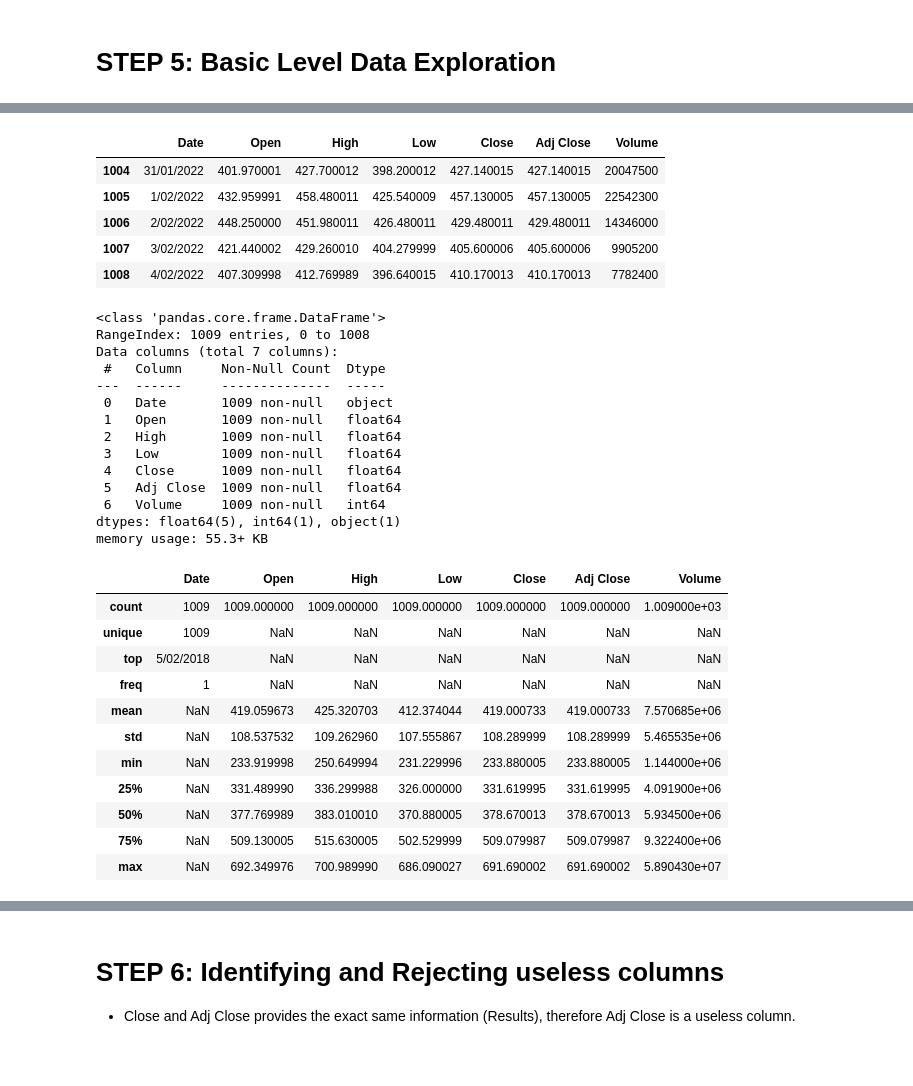
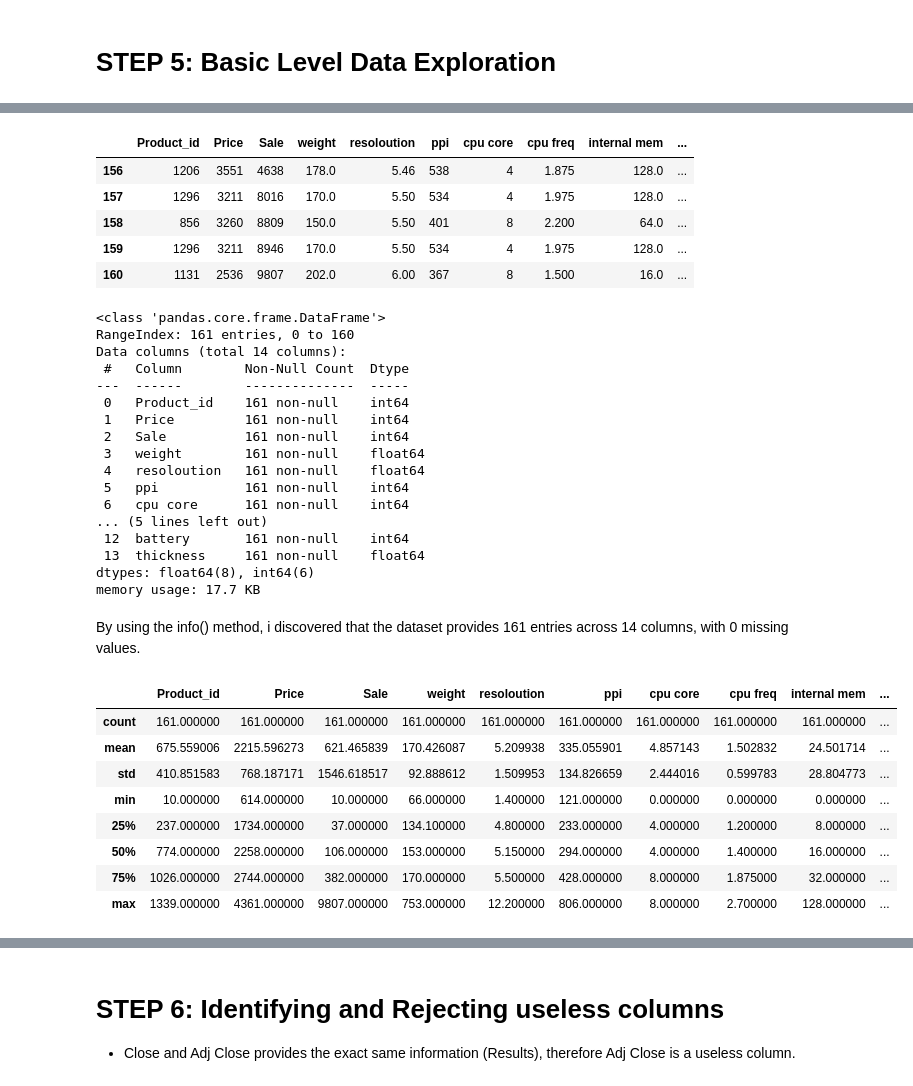
Before and after one commit to Suba-XIV/ST1Capstone, a Jupyter notebook: ST1_CapstoneProject.ipynb, the cells around one changed output, grey strips where cells are left out. Drawn from its saved outputs; the diff is of its cells as text; code cells hidden in the pictures; blank space fills up the shorter version.

```diff
--- a/ST1_CapstoneProject.ipynb
+++ b/ST1_CapstoneProject.ipynb
@@ -148,50 +145,52 @@ NetflixData.head()
 # %%
 # Looking at sample rows in the data
-NetflixData.tail()
+CellphoneData.tail()
 # %% [output]
-|  | Date | Open | High | Low | Close | Adj Close | Volume |
-| 1004 | 31/01/2022 | 401.970001 | 427.700012 | 398.200012 | 427.140015 | 427.140015 | 20047500 |
-| 1005 | 1/02/2022 | 432.959991 | 458.480011 | 425.540009 | 457.130005 | 457.130005 | 22542300 |
-| 1006 | 2/02/2022 | 448.250000 | 451.980011 | 426.480011 | 429.480011 | 429.480011 | 14346000 |
-| 1007 | 3/02/2022 | 421.440002 | 429.260010 | 404.279999 | 405.600006 | 405.600006 | 9905200 |
-| 1008 | 4/02/2022 | 407.309998 | 412.769989 | 396.640015 | 410.170013 | 410.170013 | 7782400 |
+|  | Product_id | Price | Sale | weight | resoloution | ppi | cpu core | cpu freq | internal mem | ... |
+| 156 | 1206 | 3551 | 4638 | 178.0 | 5.46 | 538 | 4 | 1.875 | 128.0 | ... |
+| 157 | 1296 | 3211 | 8016 | 170.0 | 5.50 | 534 | 4 | 1.975 | 128.0 | ... |
+| 158 | 856 | 3260 | 8809 | 150.0 | 5.50 | 401 | 8 | 2.200 | 64.0 | ... |
+| 159 | 1296 | 3211 | 8946 | 170.0 | 5.50 | 534 | 4 | 1.975 | 128.0 | ... |
+| 160 | 1131 | 2536 | 9807 | 202.0 | 6.00 | 367 | 8 | 1.500 | 16.0 | ... |
 # %%
 # Observing the summarized information of data
 # Data types, Missing values based on number of non-null values Vs total rows etc.
 # Remove those variables from data which have too many missing values (Missing Values > 30%)
 # Remove Qualitative variables which cannot be used in Machine Learning
-NetflixData.info()
+CellphoneData.info()
 # %% [output]
 <class 'pandas.core.frame.DataFrame'>
-RangeIndex: 1009 entries, 0 to 1008
-Data columns (total 7 columns):
- #   Column     Non-Null Count  Dtype
----  ------     --------------  -----
- 0   Date       1009 non-null   object
- 1   Open       1009 non-null   float64
- 2   High       1009 non-null   float64
- 3   Low        1009 non-null   float64
- 4   Close      1009 non-null   float64
- 5   Adj Close  1009 non-null   float64
- 6   Volume     1009 non-null   int64
-dtypes: float64(5), int64(1), object(1)
-memory usage: 55.3+ KB
+RangeIndex: 161 entries, 0 to 160
+Data columns (total 14 columns):
+ #   Column        Non-Null Count  Dtype
+---  ------        --------------  -----
+ 0   Product_id    161 non-null    int64
+ 1   Price         161 non-null    int64
+ 2   Sale          161 non-null    int64
+ 3   weight        161 non-null    float64
+ 4   resoloution   161 non-null    float64
+ 5   ppi           161 non-null    int64
+ 6   cpu core      161 non-null    int64
+... (5 lines left out)
+ 12  battery       161 non-null    int64
+ 13  thickness     161 non-null    float64
+dtypes: float64(8), int64(6)
+memory usage: 17.7 KB
+# %% [markdown]
+By using the info() method, i discovered that the dataset provides 161 entries across 14 columns, with 0 missing values.
 # %%
 # Looking at the descriptive statistics of the data
-NetflixData.describe(include='all')
+CellphoneData.describe(include='all')
 # %% [output]
-|  | Date | Open | High | Low | Close | Adj Close | Volume |
-| count | 1009 | 1009.000000 | 1009.000000 | 1009.000000 | 1009.000000 | 1009.000000 | 1.009000e+03 |
-| unique | 1009 | NaN | NaN | NaN | NaN | NaN | NaN |
-| top | 5/02/2018 | NaN | NaN | NaN | NaN | NaN | NaN |
-| freq | 1 | NaN | NaN | NaN | NaN | NaN | NaN |
-| mean | NaN | 419.059673 | 425.320703 | 412.374044 | 419.000733 | 419.000733 | 7.570685e+06 |
-| std | NaN | 108.537532 | 109.262960 | 107.555867 | 108.289999 | 108.289999 | 5.465535e+06 |
-| min | NaN | 233.919998 | 250.649994 | 231.229996 | 233.880005 | 233.880005 | 1.144000e+06 |
-| 25% | NaN | 331.489990 | 336.299988 | 326.000000 | 331.619995 | 331.619995 | 4.091900e+06 |
-| 50% | NaN | 377.769989 | 383.010010 | 370.880005 | 378.670013 | 378.670013 | 5.934500e+06 |
-| 75% | NaN | 509.130005 | 515.630005 | 502.529999 | 509.079987 | 509.079987 | 9.322400e+06 |
-| max | NaN | 692.349976 | 700.989990 | 686.090027 | 691.690002 | 691.690002 | 5.890430e+07 |
+|  | Product_id | Price | Sale | weight | resoloution | ppi | cpu core | cpu freq | internal mem | ... |
+| count | 161.000000 | 161.000000 | 161.000000 | 161.000000 | 161.000000 | 161.000000 | 161.000000 | 161.000000 | 161.000000 | ... |
+| mean | 675.559006 | 2215.596273 | 621.465839 | 170.426087 | 5.209938 | 335.055901 | 4.857143 | 1.502832 | 24.501714 | ... |
+| std | 410.851583 | 768.187171 | 1546.618517 | 92.888612 | 1.509953 | 134.826659 | 2.444016 | 0.599783 | 28.804773 | ... |
+| min | 10.000000 | 614.000000 | 10.000000 | 66.000000 | 1.400000 | 121.000000 | 0.000000 | 0.000000 | 0.000000 | ... |
+| 25% | 237.000000 | 1734.000000 | 37.000000 | 134.100000 | 4.800000 | 233.000000 | 4.000000 | 1.200000 | 8.000000 | ... |
+| 50% | 774.000000 | 2258.000000 | 106.000000 | 153.000000 | 5.150000 | 294.000000 | 4.000000 | 1.400000 | 16.000000 | ... |
+| 75% | 1026.000000 | 2744.000000 | 382.000000 | 170.000000 | 5.500000 | 428.000000 | 8.000000 | 1.875000 | 32.000000 | ... |
+| max | 1339.000000 | 4361.000000 | 9807.000000 | 753.000000 | 12.200000 | 806.000000 | 8.000000 | 2.700000 | 128.000000 | ... |
 # %%
 # Finging unique values for each column
 # TO understand which column is categorical and which one is Continuous
```
Also changed, not shown: parts of 7 cells of this notebook.
